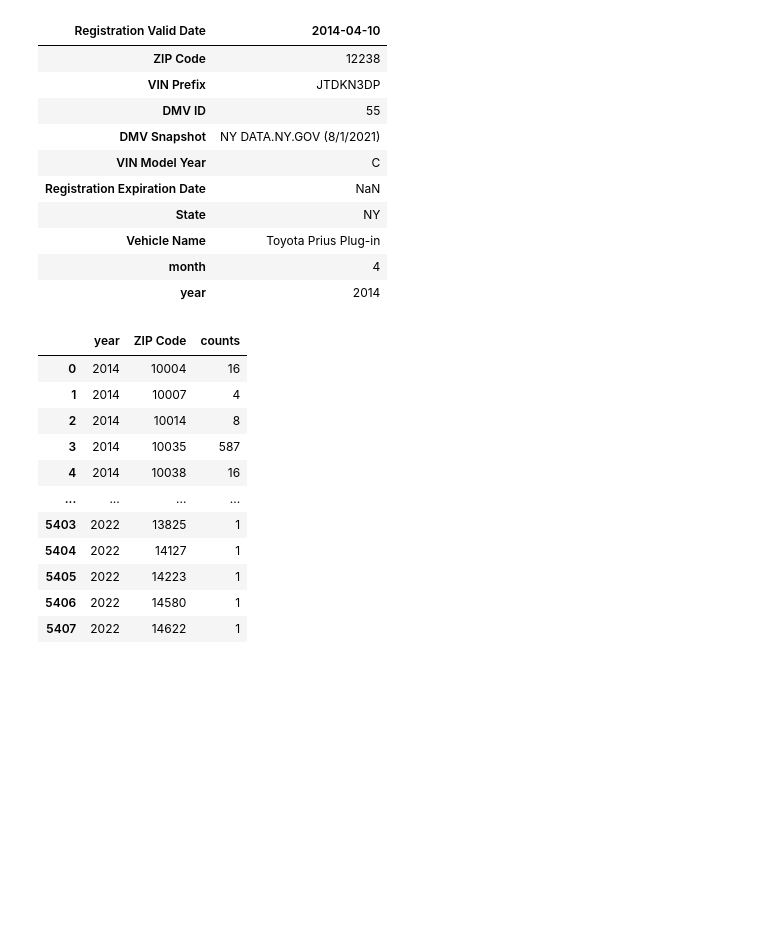
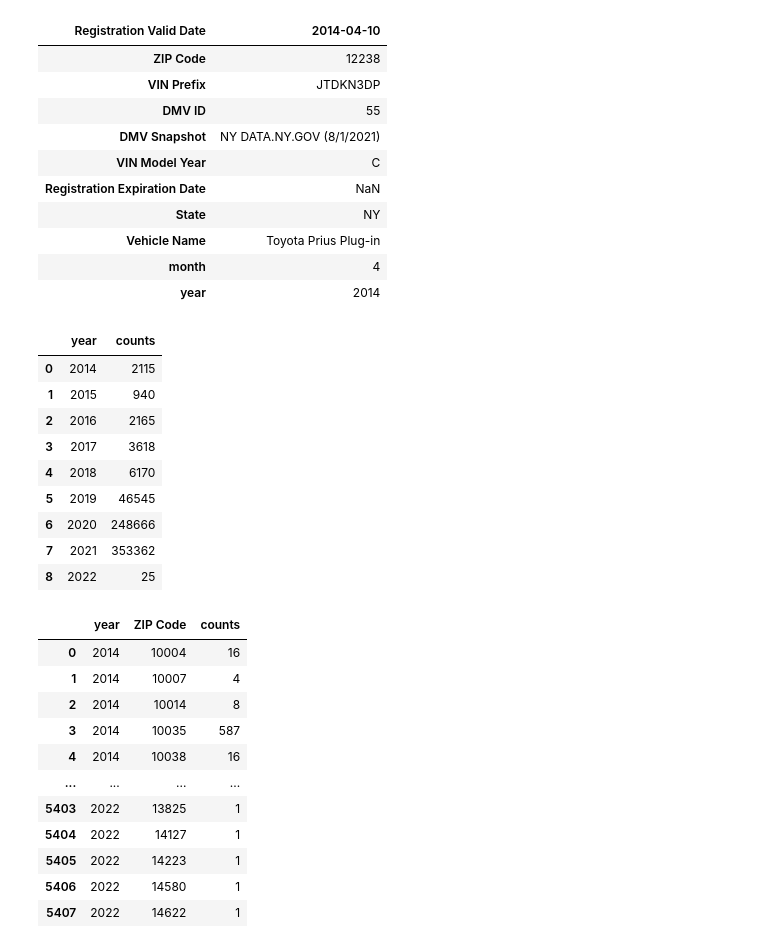
Before and after one commit to encodingintuition/EV_vehicles_US, a Jupyter notebook: Vehicles_NY-01-EDA_01.ipynb, the cells around one changed output. Drawn from its saved outputs; the diff is of its cells as text; code cells hidden in the pictures; blank space fills up the shorter version.

```diff
--- a/Vehicles_NY-01-EDA_01.ipynb
+++ b/Vehicles_NY-01-EDA_01.ipynb
@@ -275,4 +275,18 @@ df.head(1).T
 | Vehicle Name | Toyota Prius Plug-in |
 | month | 4 |
 | year | 2014 |
+# %%
+# number of EV cars registered per year in NY state
+df.groupby(['year']).size().reset_index(name='counts')
+# %% [output]
+|  | year | counts |
+| 0 | 2014 | 2115 |
+| 1 | 2015 | 940 |
+| 2 | 2016 | 2165 |
+| 3 | 2017 | 3618 |
+| 4 | 2018 | 6170 |
+| 5 | 2019 | 46545 |
+| 6 | 2020 | 248666 |
+| 7 | 2021 | 353362 |
+| 8 | 2022 | 25 |
 # %%
```
Also changed, not shown: parts of 1 cell of this notebook.
